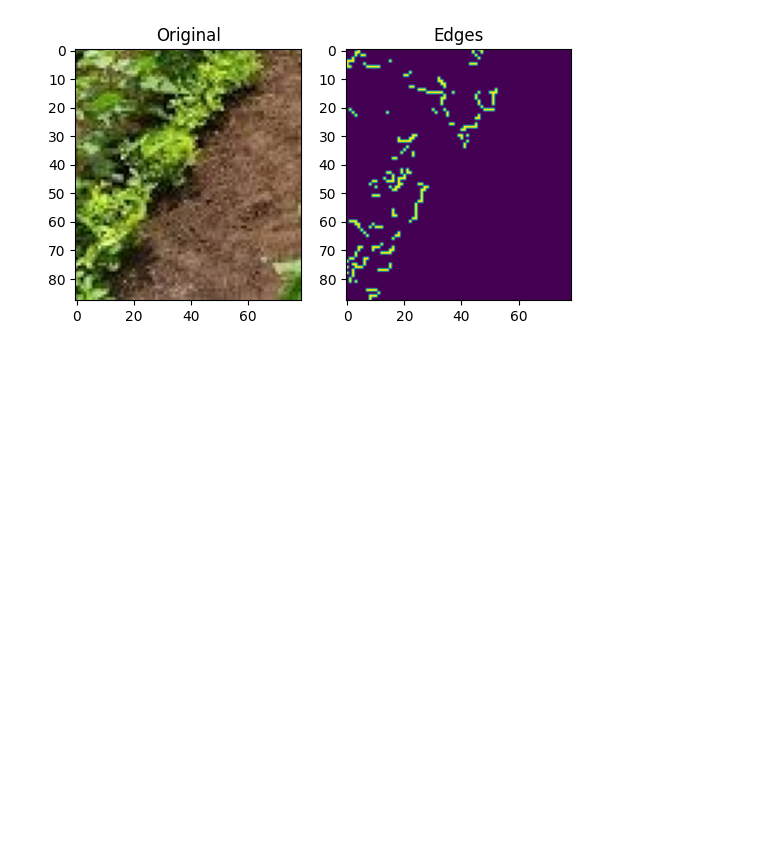
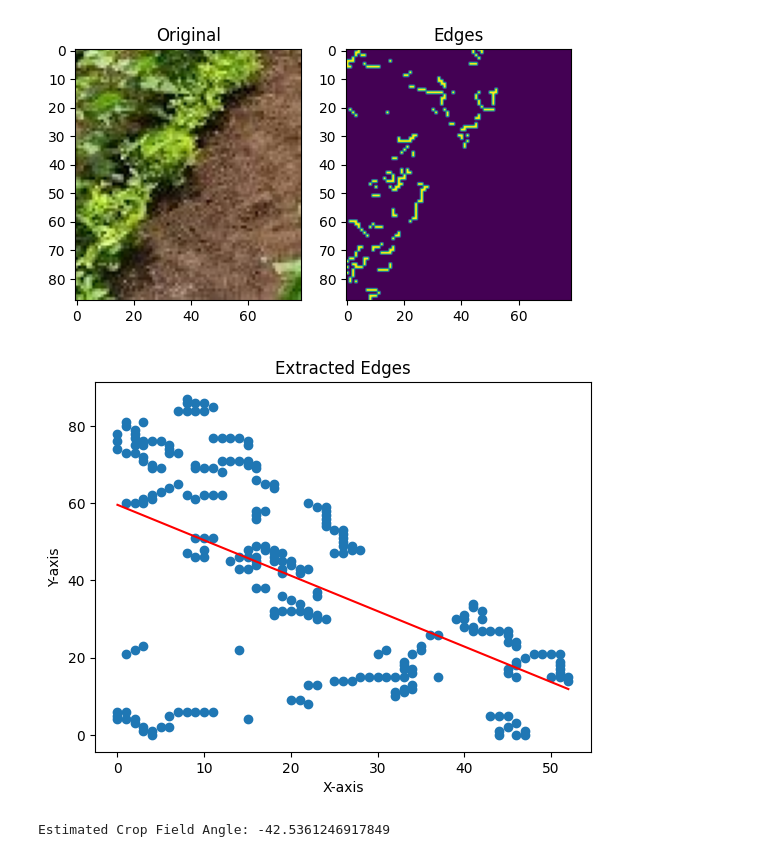
Before and after one commit to MarcWije/ImgPro, a Jupyter notebook: Assignment 2/Assignment2.ipynb, the cells around one changed output. Cells and saved outputs as stored; diff of their text form; code cells hidden in the pictures; blank space fills up the shorter version.

```diff
--- a/Assignment 2/Assignment2.ipynb
+++ b/Assignment 2/Assignment2.ipynb
@@ -1,23 +1,47 @@
 # %%
+# Assignment 2 - ET3112 Image Processing and Machine Vision
 import numpy as np
 import cv2 as cv
 import matplotlib.pyplot as plt
 
 im = cv.imread ('images/crop_field_cropped.jpg')
 assert im is not None
-im = cv.cvtColor(im, cv.COLOR_BGR2RGB)
+im = cv.cvtColor(im, cv.GRA)
 
 edges = cv.Canny(im, 550, 690)
 
 indices = np.where(edges != [0])
 x = indices[1]
 y = indices[0]
 
+
+
+# Question 1
 fig, ax = plt.subplots(1,2)
 ax[0].imshow(im)
 ax[0].set_title('Original')
 ax[1].imshow(edges)
 ax[1].set_title('Edges')
 plt.show()
+
+# Question 3 - Least-Squares using polyfit
+slope, intercept = np.polyfit(x, y, 1)  # Fit a linear model (degree = 1)
+x_line = np.array([min(x), max(x)])
+y_line = slope * x_line + intercept
+
+# Question 2 - Plotting Edges
+plt.scatter(x,y)
+plt.xlabel("X-axis")
+plt.ylabel("Y-axis")
+plt.title("Extracted Edges")
+plt.plot(x_line, y_line, color='red', label='Best Fit Line')
+plt.show()
+
+# Question 4 - Calculating Angle
+angle = np.arctan(slope)
+deg = np.rad2deg(angle)
+print("Estimated Crop Field Angle:", deg)
 # %% [output]
 [figure]
+[figure, added]
+Estimated Crop Field Angle: -42.5361246917849
```
